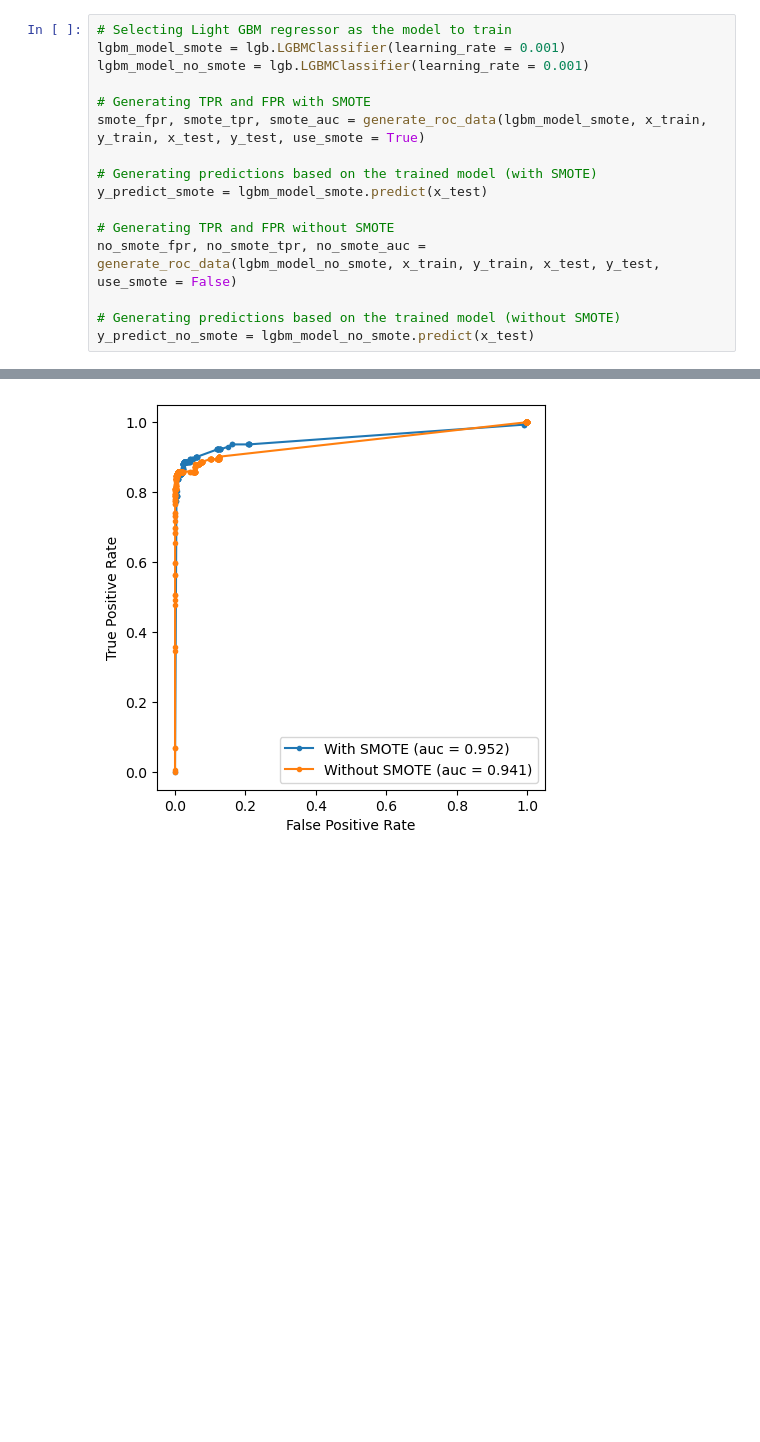
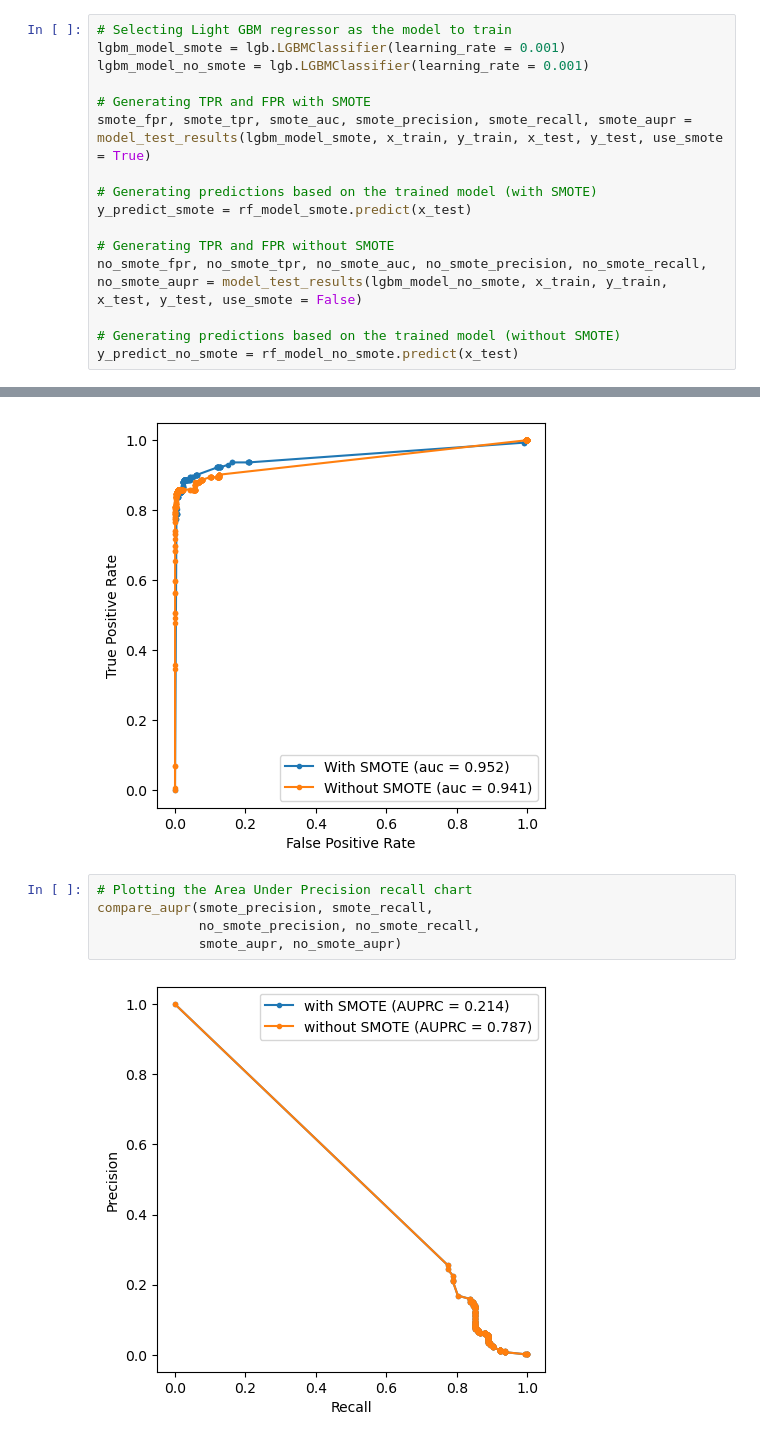
Before and after one commit to Gabrielmarqs12/ML-Fraud-Detection-Research, a Jupyter notebook: notebooks/machine learning/Model _Comparison.ipynb, the cells around one changed output, grey strips where cells are left out. Drawn from its saved outputs; the diff is of its cells as text; blank space fills up the shorter version.

```diff
--- a/notebooks/machine learning/Model _Comparison.ipynb
+++ b/notebooks/machine learning/Model _Comparison.ipynb
@@ -220,15 +263,15 @@ lgbm_model_smote = lgb.LGBMClassifier(learning_rate = 0.001)
 lgbm_model_no_smote = lgb.LGBMClassifier(learning_rate = 0.001)
 
 # Generating TPR and FPR with SMOTE
-smote_fpr, smote_tpr, smote_auc = generate_roc_data(lgbm_model_smote, x_train, y_train, x_test, y_test, use_smote = True)
+smote_fpr, smote_tpr, smote_auc, smote_precision, smote_recall, smote_aupr = model_test_results(lgbm_model_smote, x_train, y_train, x_test, y_test, use_smote = True)
 
 # Generating predictions based on the trained model (with SMOTE)
-y_predict_smote = lgbm_model_smote.predict(x_test)
+y_predict_smote = rf_model_smote.predict(x_test)
 
 # Generating TPR and FPR without SMOTE
-no_smote_fpr, no_smote_tpr, no_smote_auc = generate_roc_data(lgbm_model_no_smote, x_train, y_train, x_test, y_test, use_smote = False)
+no_smote_fpr, no_smote_tpr, no_smote_auc, no_smote_precision, no_smote_recall, no_smote_aupr = model_test_results(lgbm_model_no_smote, x_train, y_train, x_test, y_test, use_smote = False)
 
 # Generating predictions based on the trained model (without SMOTE)
-y_predict_no_smote = lgbm_model_no_smote.predict(x_test)
+y_predict_no_smote = rf_model_no_smote.predict(x_test)
 # %% [output]
 [LightGBM] [Info] Number of positive: 198277, number of negative: 198277
@@ -251,6 +294,13 @@ compare_roc_auc(smote_fpr, smote_tpr,
                 smote_auc, no_smote_auc)
 # %% [output]
 [figure]
+# %%
+# Plotting the Area Under Precision recall chart
+compare_aupr(smote_precision, smote_recall,
+             no_smote_precision, no_smote_recall,
+             smote_aupr, no_smote_aupr)
+# %% [output]
+[figure, added]
 # %%
 # Comparing Results, with and without SMOTE
 compare_confusion_matrix(y_test, y_predict_smote, y_predict_no_smote)
```
Also changed, not shown: parts of 15 cells of this notebook.
